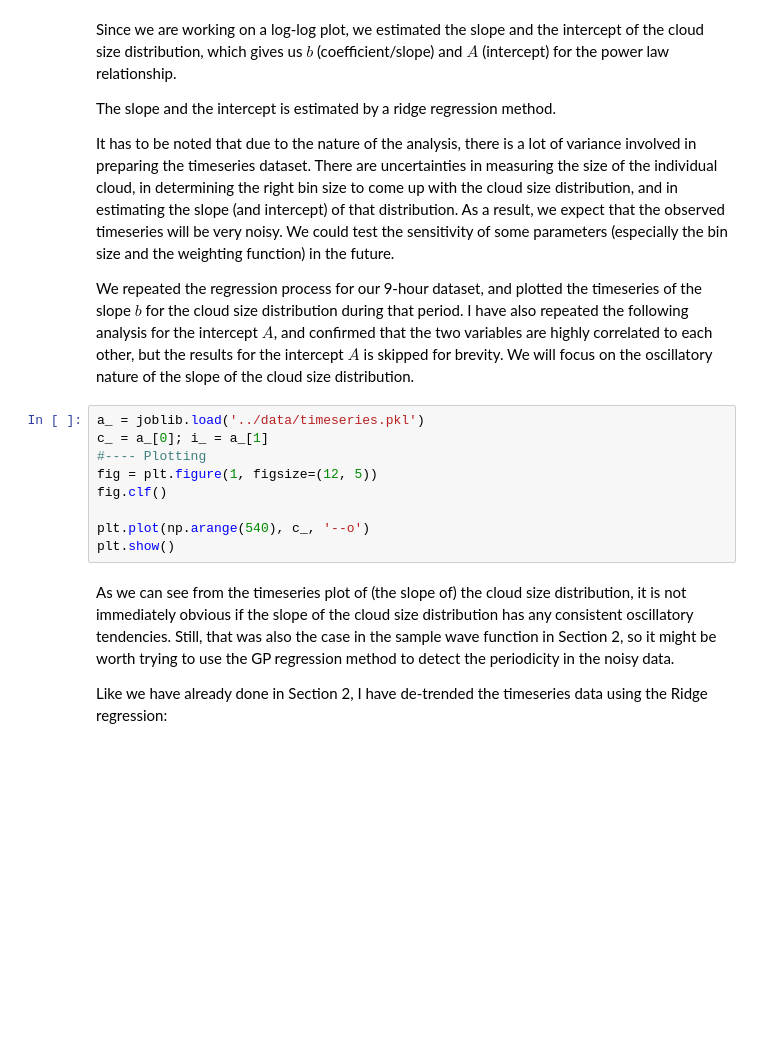
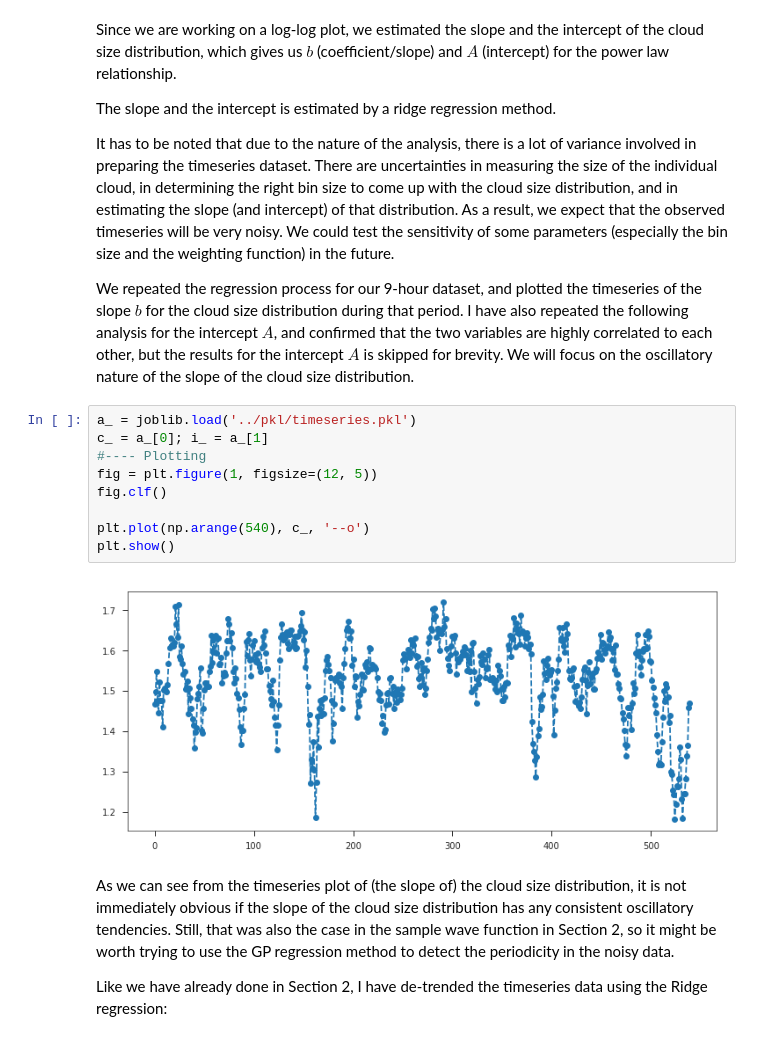
Before and after one commit to lorenghoh/gaussian_processes_ams_2018, a Jupyter notebook: notebooks/cloud_oscillation.ipynb, the cells around one changed output. Drawn from its saved outputs; the diff is of its cells as text; blank space fills up the shorter version.

```diff
--- a/notebooks/cloud_oscillation.ipynb
+++ b/notebooks/cloud_oscillation.ipynb
@@ -174,14 +191,16 @@ ArrowIOError: failed to open file ../data/core_dump.pq, [Errno 2] No such file o
 
  We repeated the regression process for our 9-hour dataset, and plotted the timeseries of the slope $b$ for the cloud size distribution during that period. I have also repeated the following analysis for the intercept $A$, and confirmed that the two variables are highly correlated to each other, but the results for the intercept $A$ is skipped for brevity. We will focus on the oscillatory nature of the slope of the cloud size distribution.
 # %%
-a_ = joblib.load('../data/timeseries.pkl')
+a_ = joblib.load('../pkl/timeseries.pkl')
 c_ = a_[0]; i_ = a_[1]
 #---- Plotting
 fig = plt.figure(1, figsize=(12, 5))
 fig.clf()
 
 plt.plot(np.arange(540), c_, '--o')
 plt.show()
+# %% [output]
+[figure, added]
 # %% [markdown]
  As we can see from the timeseries plot of (the slope of) the cloud size distribution, it is not immediately obvious if the slope of the cloud size distribution has any consistent oscillatory tendencies. Still, that was also the case in the sample wave function in Section 2, so it might be worth trying to use the GP regression method to detect the periodicity in the noisy data.
 
```
Also changed, not shown: parts of 15 cells of this notebook, 2 other files.
